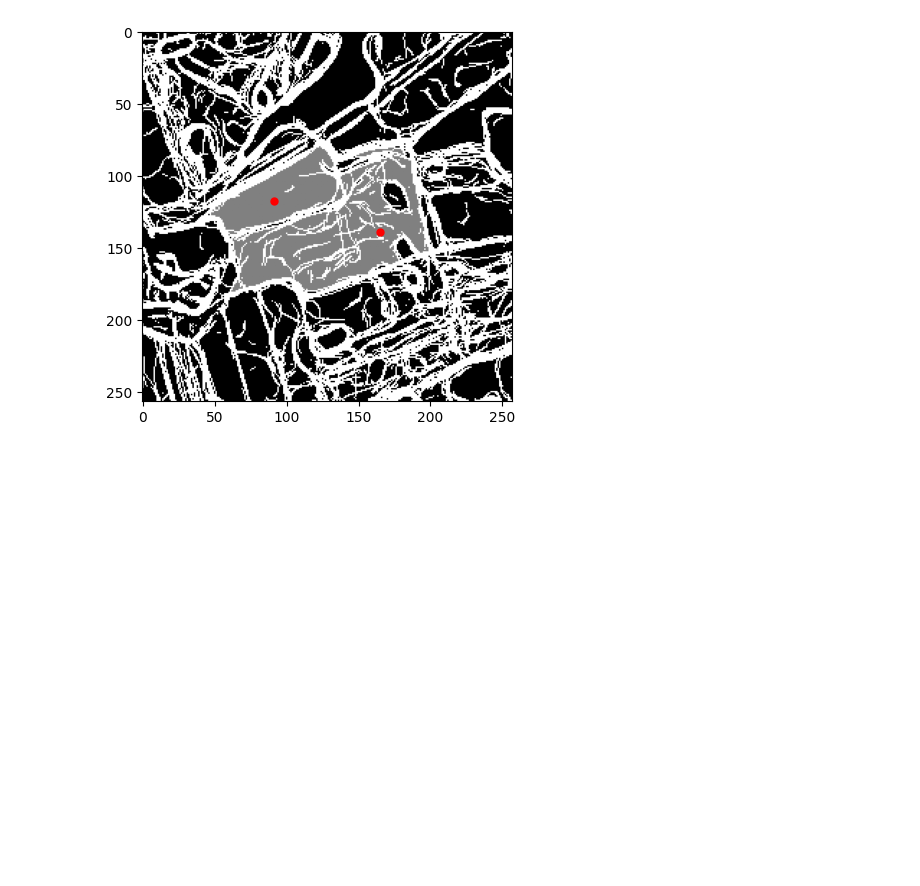
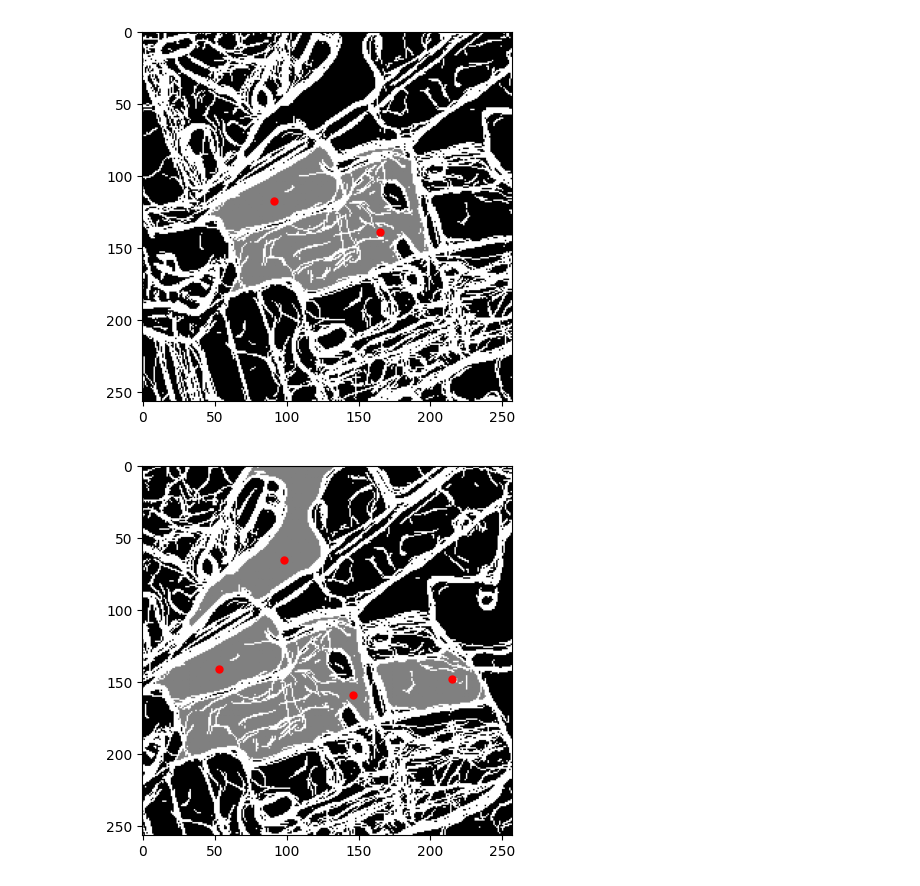
Before and after one commit to filipkorthals/UAVRoutePlanning, a Jupyter notebook: jupyter_notebooks/edges_detection_hysteresis_thresholding.ipynb, the cells around one changed output. Saved outputs shown, nothing was run; the diff lists cells and outputs as text; code cells hidden in the pictures; blank space fills up the shorter version.

Commit message:
Repaired area detection for more than one point

```diff
--- a/jupyter_notebooks/edges_detection_hysteresis_thresholding.ipynb
+++ b/jupyter_notebooks/edges_detection_hysteresis_thresholding.ipynb
@@ -271,7 +271,7 @@ class AreaDetector:
 
         x, y = self.__convert_point_to_img_coordinates(fragment_center, point)
         self.__detected_areas_map[row_num][col_num][1] = flood_fill(self.__detected_areas_map[row_num][col_num][1],
-                                                                    (x, y), 0.5)
+                                                                    (y, x), 0.5)
 
     def plot_result(self, points_coordinates: list[list[int]]) -> None:
         """ Plots result of area detection """
@@ -292,13 +292,14 @@ class AreaDetector:
         buffer = map_fragment_center.buffer(self.__buffer_radius,
                                             proj=self.__projection)  # selecting buffer around point
 
-        buffer_origin = buffer.bounds(proj=self.__projection).coordinates().getInfo()[0][1]
+        buffer_origin = buffer.bounds(proj=self.__projection).coordinates().getInfo()[0][3]
         buffer_origin = ee.Geometry.Point(buffer_origin, proj=self.__projection)
         base = buffer_origin.coordinates().getInfo()  # base -> [y, x]
         point_coordinates = point.coordinates().getInfo()  # coordinates of point -> [y, x]
 
-        y = int(round((point_coordinates[1] - base[1]) / self.__img_resolution))
-        x = int(round((base[0] - point_coordinates[0]) / self.__img_resolution))
+        y = int(round((base[1] - point_coordinates[1]) / self.__img_resolution))
+        x = int(round((point_coordinates[0] - base[0]) / self.__img_resolution))
+
         return [x, y]
 # %%
 """ Class that controls detection of areas and returns results of it as a polygon points """
@@ -437,3 +444,28 @@ areaDetectionController = AreaDetectionController(points_list)
 areaDetectionController.run_area_detection()
 # %% [output]
 [figure]
+# %%
+""" Detection using multiple points """
+
+longitude = 53.324389
+latitude = 18.455298
+point = ee.Geometry.Point([latitude, longitude])
+
+longitude2 = 53.325556
+latitude2 = 18.443333
+point2 = ee.Geometry.Point([latitude2, longitude2])
+
+longitude3 = 53.328713
+latitude3 = 18.447336
+point3 = ee.Geometry.Point([latitude3, longitude3])
+
+longitude4 = 53.324253
+latitude4 = 18.450105
+point4 = ee.Geometry.Point([latitude4, longitude4])
+
+points_list = [point, point2, point3, point4]
+
+areaDetectionController = AreaDetectionController(points_list)
+areaDetectionController.run_area_detection()
+# %% [output]
+[figure, added]
```
Also changed, not shown: parts of 2 cells of this notebook.
